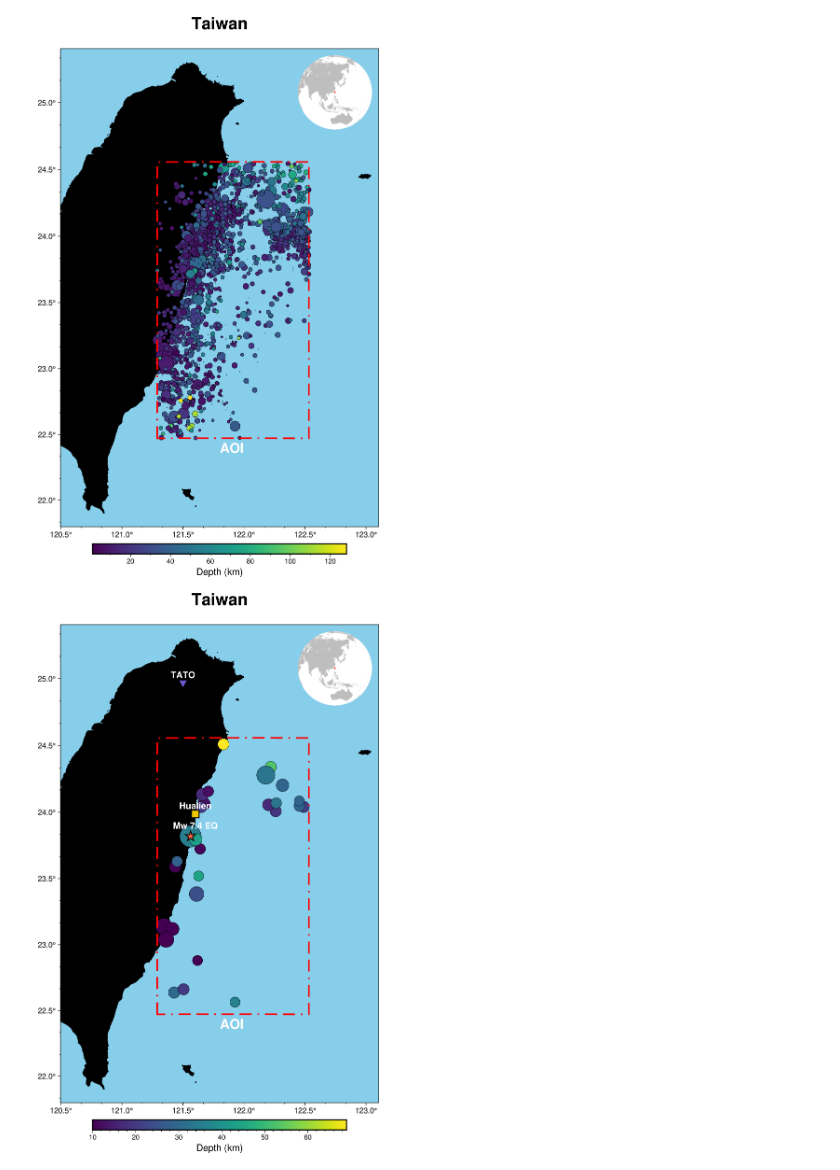
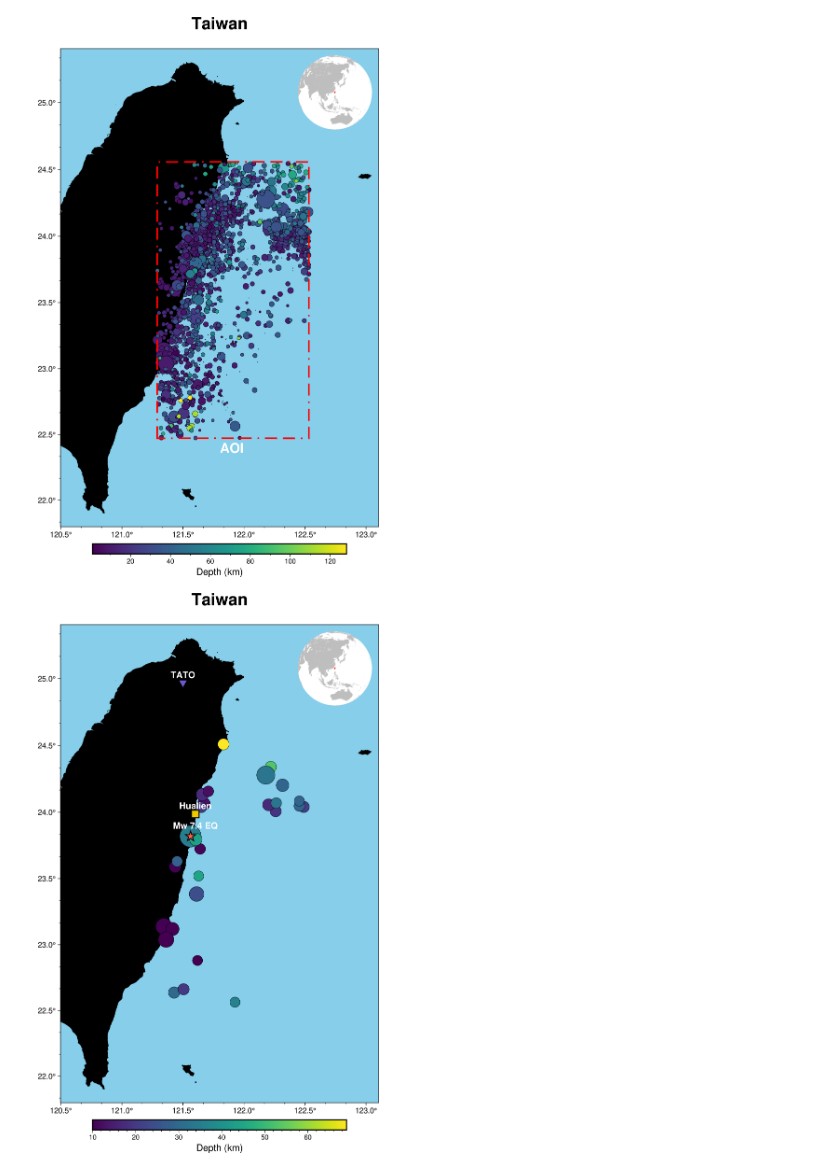
Before and after one commit to Benz-Poobua/Hualien-Earthquake-analysis, a Jupyter notebook: Hualien_Earthquake_Analysis.ipynb, the cells around one changed output. Saved outputs shown, nothing was run; the diff lists cells and outputs as text; code cells hidden in the pictures.

```diff
--- a/Hualien_Earthquake_Analysis.ipynb
+++ b/Hualien_Earthquake_Analysis.ipynb
@@ -337,38 +398,38 @@ fig.basemap(region=region, projection ='M15c',frame=True)
 fig.basemap(frame='+tTaiwan')
 fig.coast(land='black', water='skyblue', borders=['2/0.5p,red'])
 pygmt.makecpt(cmap="viridis", series=[Taiwan_big_eq['depth'].min(), Taiwan_big_eq['depth'].max()])
 fig.plot(
     x=Taiwan_big_eq['longitude'],
     y=Taiwan_big_eq['latitude'],
     size=0.02*(1.7**Taiwan_big_eq['mag']),
     fill=Taiwan_big_eq['depth'],
     cmap=True,
     style='cc',
     pen='black')
 fig.colorbar(frame="xaf+lDepth (km)")
-fig.plot(
-    projection="M15c",
-    x=[121.289, 121.289, 122.531, 122.531,121.289],
-    y=[22.472, 24.557, 24.557, 22.472, 22.472],
-    pen="2p,red,-.-",
-)
-fig.text(text="AOI", x=121.9, y=22.4, font="18p,Helvetica-Bold,white")
+# fig.plot(
+#     projection="M15c",
+#     x=[121.289, 121.289, 122.531, 122.531,121.289],
+#     y=[22.472, 24.557, 24.557, 22.472, 22.472],
+#     pen="2p,red,-.-",
+# )
+#fig.text(text="AOI", x=121.9, y=22.4, font="18p,Helvetica-Bold,white")
 with fig.inset(
     position="jTR+w3.5c+o0.3c",
     margin=0):
     fig.coast(region="g",
               projection="G121/23.5/3.5c",
               land="gray",
               water="white",
               dcw="TW+gred"
     )
 
 fig.plot(x=121.50, y=24.97, style="i0.5c", pen="1p,black", fill="slateblue")
 fig.text(text="TATO",x=121.50, y=25.03, font='12p,Helvetica-Bold,white')
 fig.plot(x=121.6016, y=23.9872, style="s0.5c", pen="1p,black", fill="gold2")
 fig.text(text="Hualien",x=121.6016, y=24.05, font='12p,Helvetica-Bold,white')
 fig.plot(x=121.562, y=23.819, style="a0.5c", pen="1p,black", fill="tomato")
 fig.text(text="Mw 7.4 EQ",x=121.6016, y=23.9, font='12p,Helvetica-Bold,white')
 fig.show()
 # %% [output]
-[figure, old version]
+[figure, new version]
```
Also changed, not shown: parts of 23 cells of this notebook, 5 other files.
